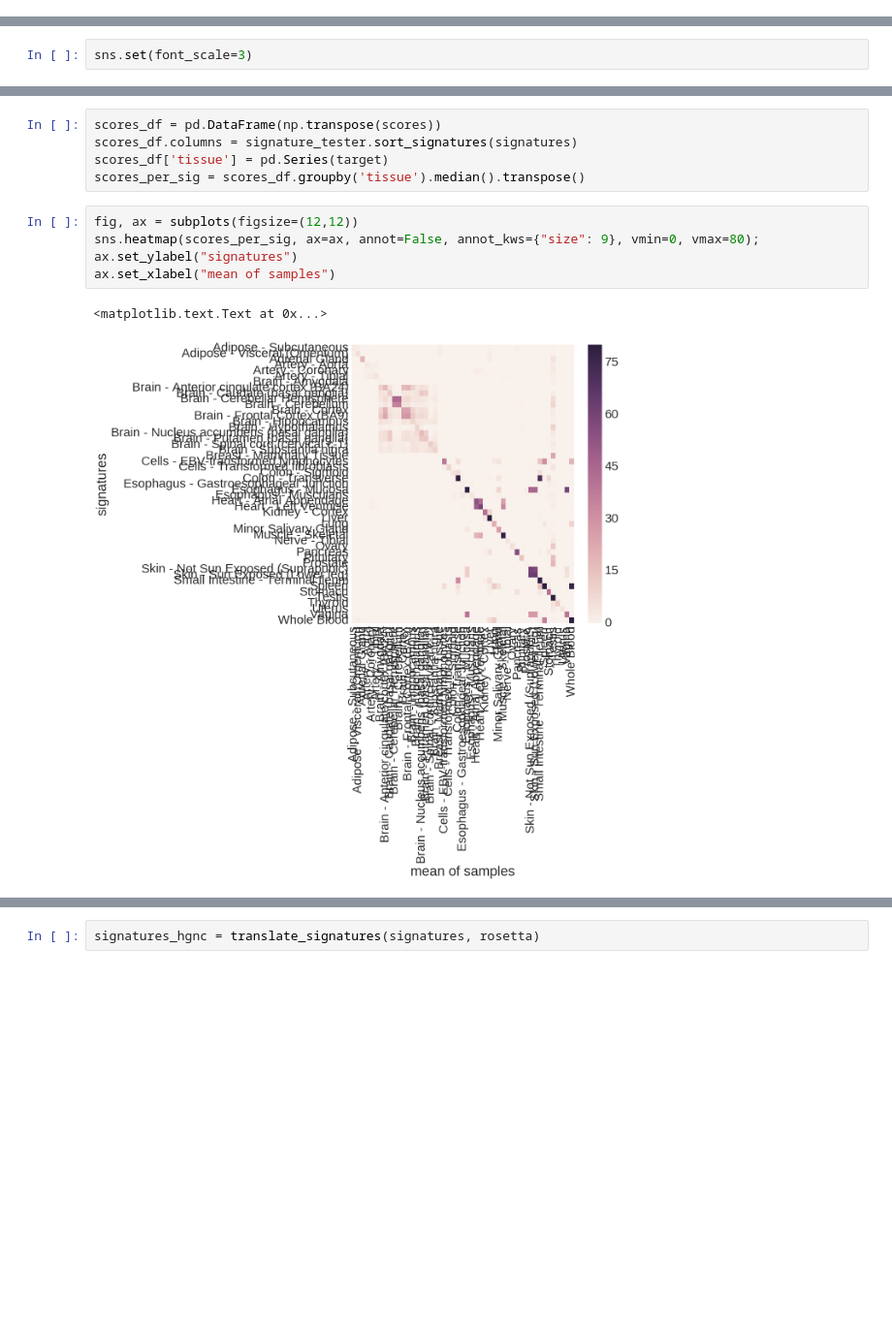
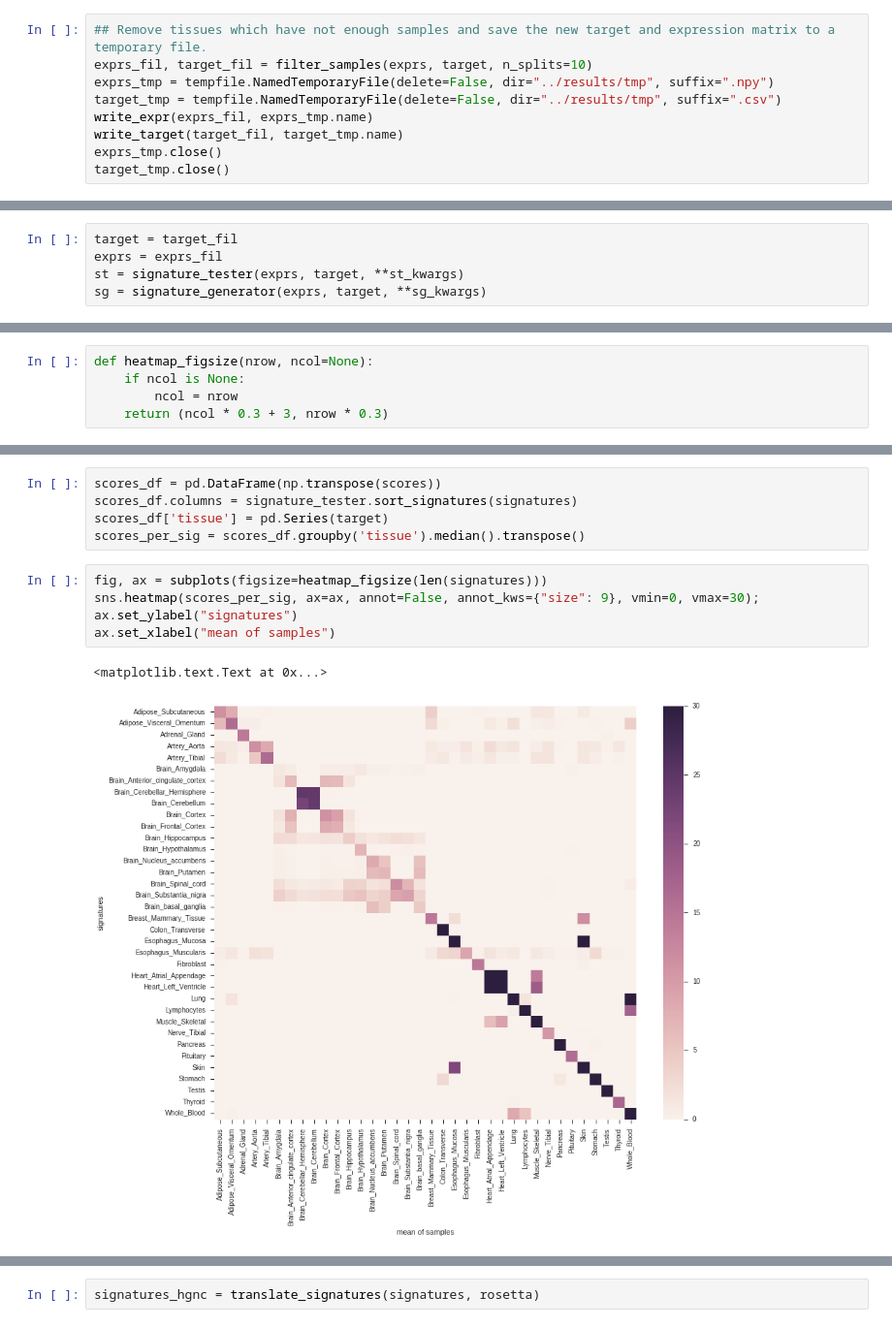
Before and after one commit to grst/gtex-signatures, a Jupyter notebook: notebooks/make_gtex_signatures.ipynb, the cells around one changed output, grey strips where cells are left out. Shown at 97% size. Drawn from its saved outputs; the diff is of its cells as text; blank space fills up the shorter version.

```diff
--- a/notebooks/make_gtex_signatures.ipynb
+++ b/notebooks/make_gtex_signatures.ipynb
@@ -50,0 +55,9 @@ fdata = pd.read_csv(fdata_file, sep="\t", header=None, index_col=0)
+# %%
+## Remove tissues which have not enough samples and save the new target and expression matrix to a temporary file.
+exprs_fil, target_fil = filter_samples(exprs, target, n_splits=10)
+exprs_tmp = tempfile.NamedTemporaryFile(delete=False, dir="../results/tmp", suffix=".npy")
+target_tmp = tempfile.NamedTemporaryFile(delete=False, dir="../results/tmp", suffix=".csv")
+write_expr(exprs_fil, exprs_tmp.name)
+write_target(target_fil, target_tmp.name)
+exprs_tmp.close()
+target_tmp.close()
@@ -51 +81,6 @@ fdata = pd.read_csv(fdata_file, sep="\t", header=None, index_col=0)
+# %%
+target = target_fil
+exprs = exprs_fil
+st = signature_tester(exprs, target, **st_kwargs)
+sg = signature_generator(exprs, target, **sg_kwargs)
 # %%
@@ -86,5 +115,8 @@ heatmap_avg = np.mean([hm.as_matrix() for hm in heatmaps], axis=0)
 heatmap_df = pd.DataFrame(heatmap_avg)
 heatmap_df.index = heatmaps[0].index
 heatmap_df.columns = heatmaps[0].columns
-# %%
-sns.set(font_scale=3)
+# %%
+def heatmap_figsize(nrow, ncol=None):
+    if ncol is None:
+        ncol = nrow
+    return (ncol * 0.3 + 3, nrow * 0.3)
@@ -134,10 +207,10 @@ scores_df.columns = signature_tester.sort_signatures(signatures)
 scores_df['tissue'] = pd.Series(target)
 scores_per_sig = scores_df.groupby('tissue').median().transpose()
 # %%
-fig, ax = subplots(figsize=(12,12))
-sns.heatmap(scores_per_sig, ax=ax, annot=False, annot_kws={"size": 9}, vmin=0, vmax=80);
+fig, ax = subplots(figsize=heatmap_figsize(len(signatures)))
+sns.heatmap(scores_per_sig, ax=ax, annot=False, annot_kws={"size": 9}, vmin=0, vmax=30);
 ax.set_ylabel("signatures")
 ax.set_xlabel("mean of samples")
 # %% [output]
 <matplotlib.text.Text at 0x...>
-[figure, old version]
+[figure, new version]
```
Also changed, not shown: parts of 43 cells of this notebook, 3 other files.
